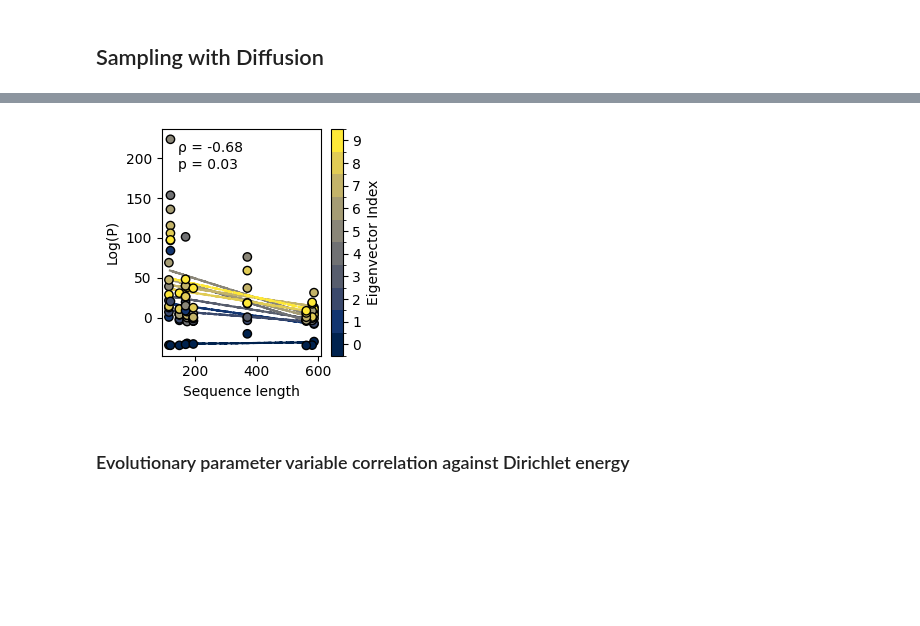
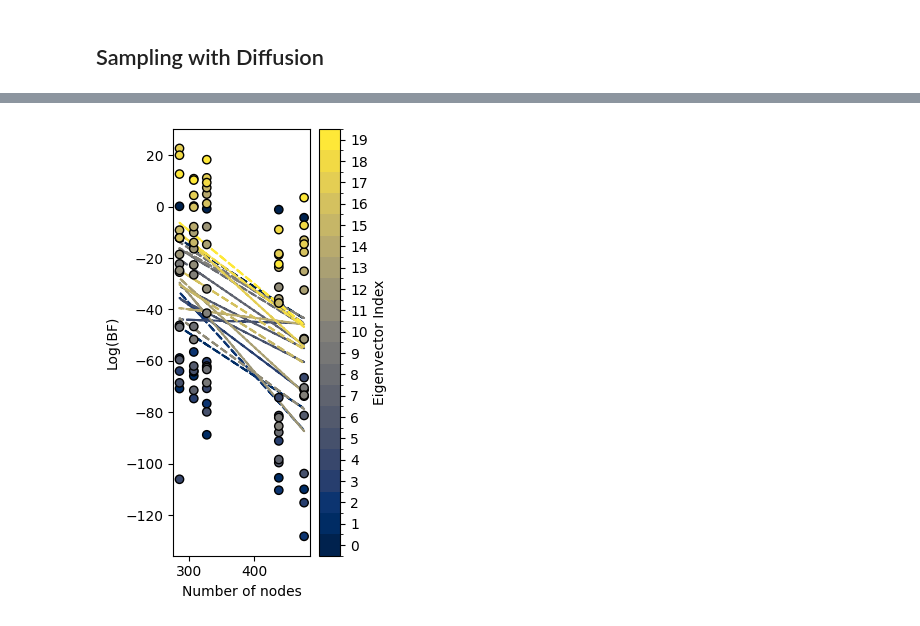
Before and after one commit to RSCJacksonLab/graph-ruggedness-de, a Jupyter notebook: src/Figure_1.ipynb, the cells around one changed output, grey strips where cells are left out. Saved outputs shown, nothing was run; the diff lists cells and outputs as text; code cells hidden in the pictures; blank space fills up the shorter version.

```diff
--- a/src/Figure_1.ipynb
+++ b/src/Figure_1.ipynb
@@ -25,7 +28,7 @@ dir_dict = {}
 prob_dict = {}
 sample_dict = {}
 
-sample_size = 100
+sample_size = 1
 for _ in tqdm(enumerate(range(sample_size))):
     try:
 
@@ -60,7 +63,7 @@ for _ in tqdm(enumerate(range(sample_size))):
                                             values=values)
         eign_prob_dict = {}
         eign_dir_dict = {}
-        for eign in list(range(50)):
+        for eign in list(range(1)):
             G = graph_ruggedness_de.compute_elementary_landscape(G=G, n=eign)
             dir_energy = graph_ruggedness_de.compute_dirichlet_energy(G=G)
             eign_dir_dict[eign] = dir_energy
@@ -238,0 +216,11 @@ Done.
+# %%
+Gnk = nk_landscape.generate_nk_landscape_amino_acids(N=7, K=6, amino_acids=['A', 'D'])
+
+values = [node[1]['value'] for node in Gnk.nodes(data=True)]
+viridis = plt.cm.get_cmap('viridis', 10)
+node_colors = [viridis((value - min(values)) / (max(values) - min(values))) for value in values]
+
+plt.figure(figsize=(2.5, 3))
+nx.draw(Gnk, node_color=node_colors, with_labels=False, edgecolors='black', node_size=100, width=1, edge_color='grey')
+plt.savefig('figures/Figure_1/NK_landscape_k6.pdf')
+plt.show()
@@ -406,8 +699,8 @@ de = []
 eigs = []
 
 for rep in rep_de_dict.keys():
-    for eig in range(10):
-        logp.append(rep_dict[rep][(eig,0.5210526315789473)])
+    for eig in range(20):
+        logp.append(rep_dict[rep][eig])
         de.append(rep_de_dict[rep][eig])
         eigs.append(eig)
 
@@ -422,10 +715,10 @@ best_fit_line = np.array(de) * slope + intercept
 cmap = plt.get_cmap('cividis', np.max(eigs) - np.min(eigs) + 1)
 norm = mcolors.BoundaryNorm(np.arange(np.min(eigs), np.max(eigs) + 2) - 0.5, cmap.N)
 
-plt.figure(figsize=(3, 3))
+plt.figure(figsize=(3, 5))
 
 plt.xlabel('Dirichlet energy')
-plt.ylabel('Log(P)')
+plt.ylabel('Log(BF)')
 
 # Plot the line of best fit first (so it appears behind the scatter plot)
 plt.plot(de, best_fit_line, color='grey', linestyle='--', zorder=1)
@@ -438,9 +731,9 @@ cbar = plt.colorbar(sc, ticks=np.arange(np.min(eigs), np.max(eigs) + 1))
 cbar.set_label('Eigenvector Index')
 
 # Annotate the Spearman rho value in the bottom left corner
-plt.text(0.1, 0.05, f'ρ = {rho:.2f}', transform=plt.gca().transAxes, fontsize=10)
+plt.text(0.15, 0.05, f'ρ = {rho:.2f}', transform=plt.gca().transAxes, fontsize=10)
 
 plt.tight_layout()
-plt.savefig('figures/Figure_1/logp_vs_de.pdf')
+plt.savefig('figures/Figure_1/BF_vs_de.pdf')
 plt.show()
 # %% [output]
@@ -450,14 +752,14 @@ plt.show()
 # %%
-variable = 'sequence_length'
+variable = 'num_nodes'
 
 logp = []
 var = []
-eigs_ls = list(range(10))
+eigs_ls = list(range(20))
 eigs = []
 
 for rep in rep_dict.keys():
     for eig in eigs_ls:
-        logp.append(rep_dict[rep][(eig,0.5210526315789473)])
+        logp.append(rep_dict[rep][eig])
         var.append(rep_sample_info_dict[rep][f'{variable}'])
         eigs.append(eig)
 
@@ -466,44 +768,42 @@ for rep in rep_dict.keys():
 cmap = plt.get_cmap('cividis', np.max(eigs) - np.min(eigs) + 1)
 norm = mcolors.BoundaryNorm(np.arange(np.min(eigs), np.max(eigs) + 2) - 0.5, cmap.N)
 
-plt.figure(figsize=(3, 3))
+plt.figure(figsize=(3, 5))
 
 plt.xlabel(f'{variable}')
-plt.xlabel('Sequence length')
-plt.ylabel('Log(P)')
+plt.xlabel('Number of nodes')
+plt.ylabel('Log(BF)')
 
 #Compute spearman rho for each eigenvector
 for eig in eigs_ls:
 
     # Compute Spearman rho correlation
     rho, p_value = spearmanr(var[eig::10], logp[eig::10])
 
     # Fit a line of best fit (you can use np.polyfit for linear regression)
     slope, intercept = np.polyfit(var[eig::10], logp[eig::10], 1)
     best_fit_line = np.array(var[eig::10]) * slope + intercept
 
     # Plot the line of best fit first (so it appears behind the scatter plot)
     plt.plot(var[eig::10], best_fit_line, color=cmap(eig), linestyle='--', zorder=1)
 
 
 # Scatter plot with color based on eigenvalue index
 sc = plt.scatter(var, logp, c=eigs, cmap=cmap, norm=norm, linewidths=1, edgecolors='black', zorder=2)
 
 # Adding a colorbar with integer values
 cbar = plt.colorbar(sc, ticks=np.arange(np.min(eigs), np.max(eigs) + 1))
 
 cbar.set_label('Eigenvector Index')
 
 # Annotate the Spearman rho value in the bottom left corner
-plt.text(0.1, 0.9, f'ρ = {rho:.2f}', transform=plt.gca().transAxes, fontsize=10)
-plt.text(0.1, 0.825, f'p = {p_value:.2f}', transform=plt.gca().transAxes, fontsize=10)
+# plt.text(0.1, 0.9, f'ρ = {rho:.2f}', transform=plt.gca().transAxes, fontsize=10)
+# plt.text(0.1, 0.825, f'p = {p_value:.2f}', transform=plt.gca().transAxes, fontsize=10)
 
 plt.tight_layout()
 
-plt.savefig('si_figures/logp_vs_evol_parameters/logp_vs_sequence_length.pdf')
+plt.savefig('si_figures/logp_vs_evol_parameters/BF_vs_num_nodes.pdf')
 
 plt.show()
 # %% [output]
-[figure, old version]
+[figure, new version]
-# %% [markdown]
-### Evolutionary parameter variable correlation against Dirichlet energy
```
Also changed, not shown: parts of 23 cells of this notebook, 11 other files.
